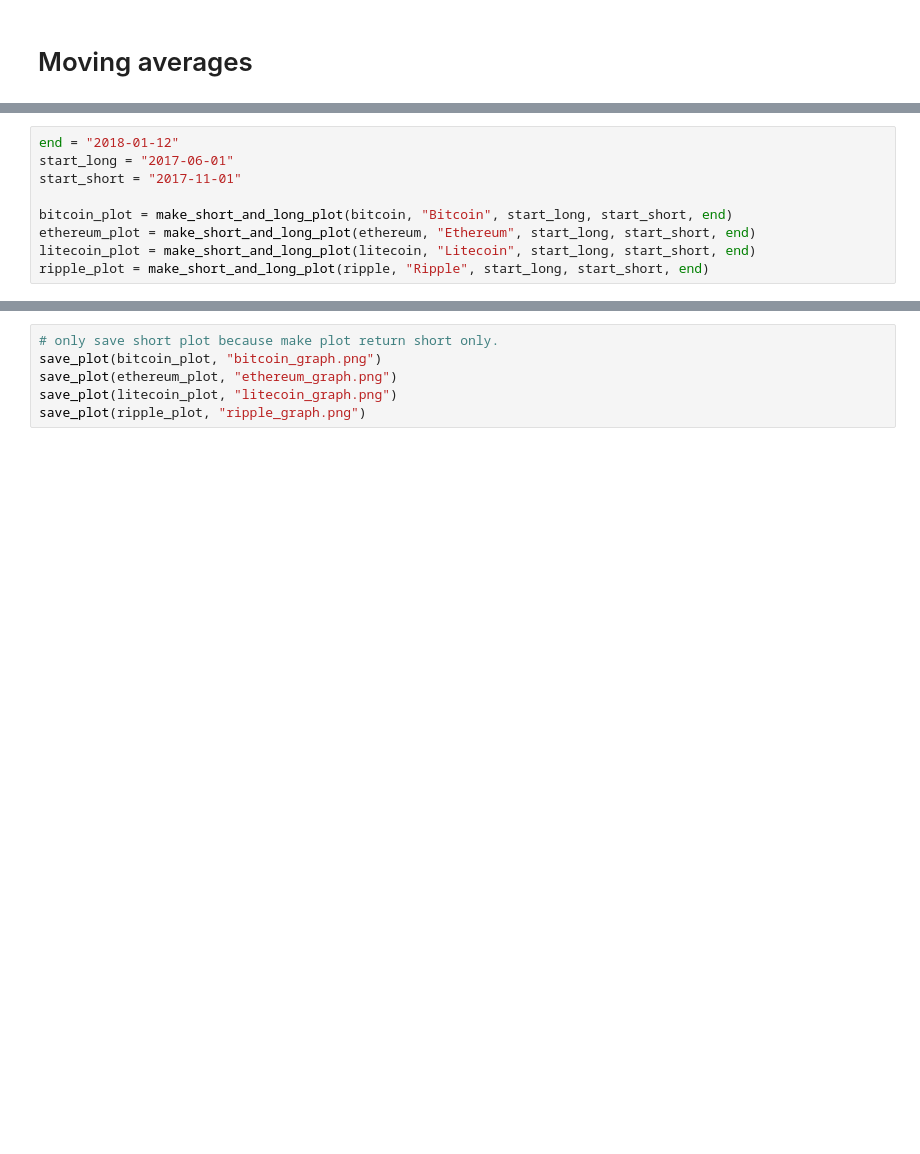
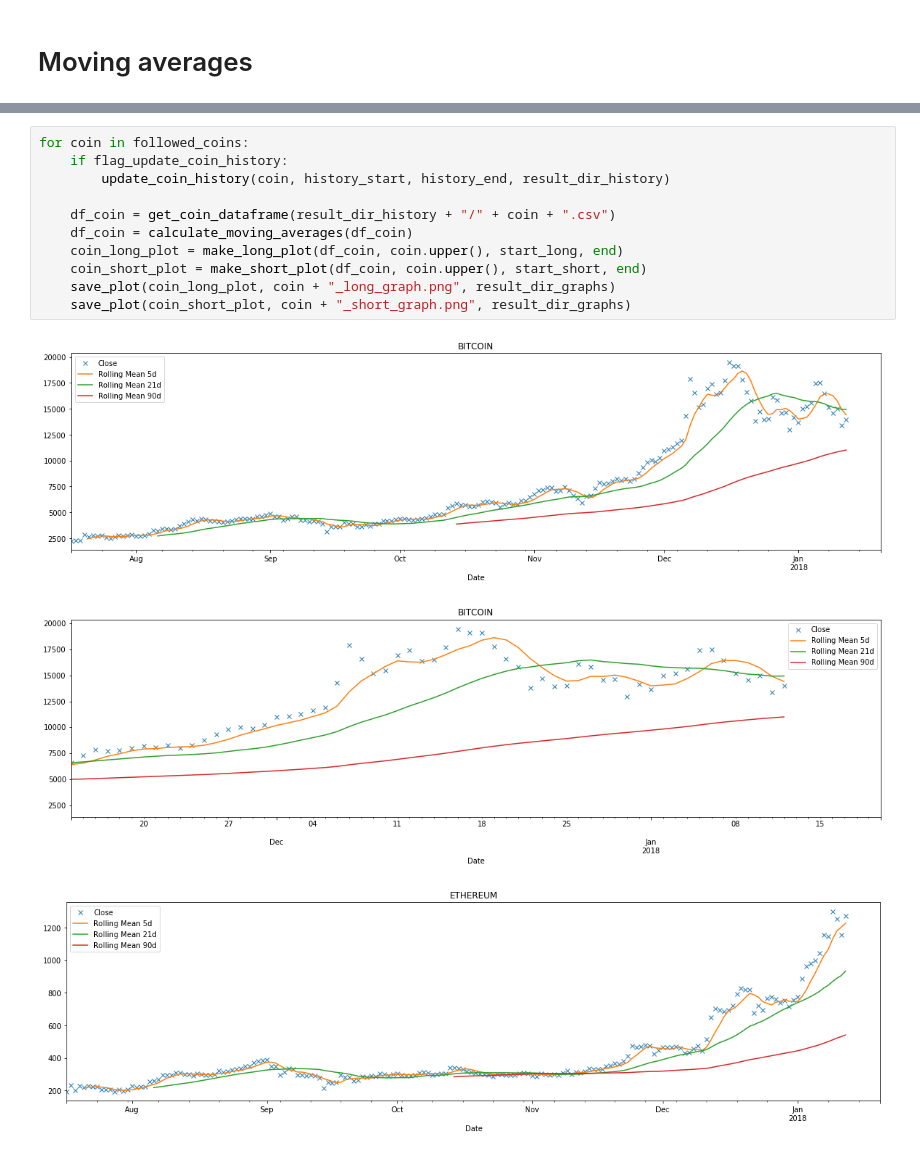
Before and after one commit to nyluntu/cryptocurrency, a Jupyter notebook: MovinAverages.ipynb, the cells around one changed output, grey strips where cells are left out. Cells and saved outputs as stored; diff of their text form; blank space fills up the shorter version.

```diff
--- a/MovinAverages.ipynb
+++ b/MovinAverages.ipynb
@@ -51,9 +203,0 @@ ripple = calculate_moving_averages(ripple)
-# %%
-end = "2018-01-12"
-start_long = "2017-06-01"
-start_short = "2017-11-01"
-
-bitcoin_plot = make_short_and_long_plot(bitcoin, "Bitcoin", start_long, start_short, end)
-ethereum_plot = make_short_and_long_plot(ethereum, "Ethereum", start_long, start_short, end)
-litecoin_plot = make_short_and_long_plot(litecoin, "Litecoin", start_long, start_short, end)
-ripple_plot = make_short_and_long_plot(ripple, "Ripple", start_long, start_short, end)
@@ -69,6 +204,15 @@ ripple_plot = make_short_and_long_plot(ripple, "Ripple", start_long, start_short
-# %%
-# only save short plot because make plot return short only.
-save_plot(bitcoin_plot, "bitcoin_graph.png")
-save_plot(ethereum_plot, "ethereum_graph.png")
-save_plot(litecoin_plot, "litecoin_graph.png")
-save_plot(ripple_plot, "ripple_graph.png")
+# %%
+for coin in followed_coins:
+    if flag_update_coin_history:
+        update_coin_history(coin, history_start, history_end, result_dir_history)
+
+    df_coin = get_coin_dataframe(result_dir_history + "/" + coin + ".csv")
+    df_coin = calculate_moving_averages(df_coin)
+    coin_long_plot = make_long_plot(df_coin, coin.upper(), start_long, end)
+    coin_short_plot = make_short_plot(df_coin, coin.upper(), start_short, end)
+    save_plot(coin_long_plot, coin + "_long_graph.png", result_dir_graphs)
+    save_plot(coin_short_plot, coin + "_short_graph.png", result_dir_graphs)
+# %% [output]
+[figure, added]
+[figure, added]
+[figure, added]
```
Also changed, not shown: parts of 8 cells of this notebook, 1 other file.
